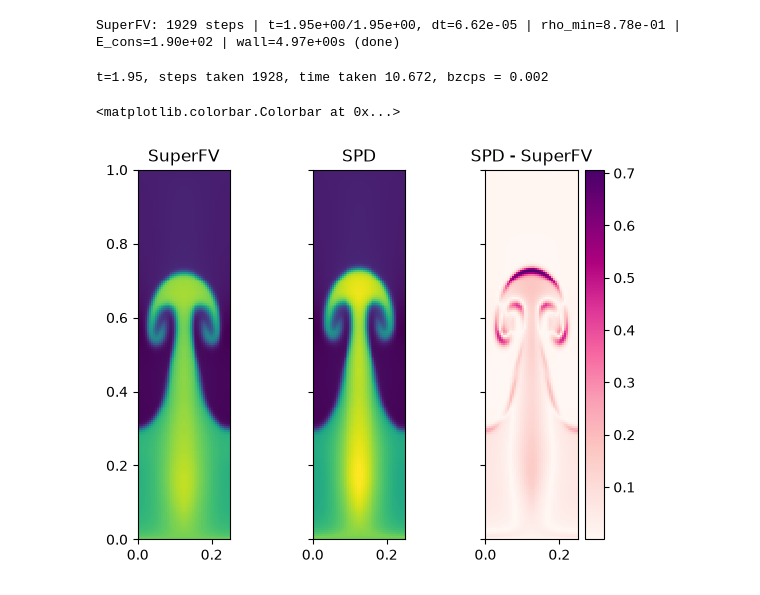
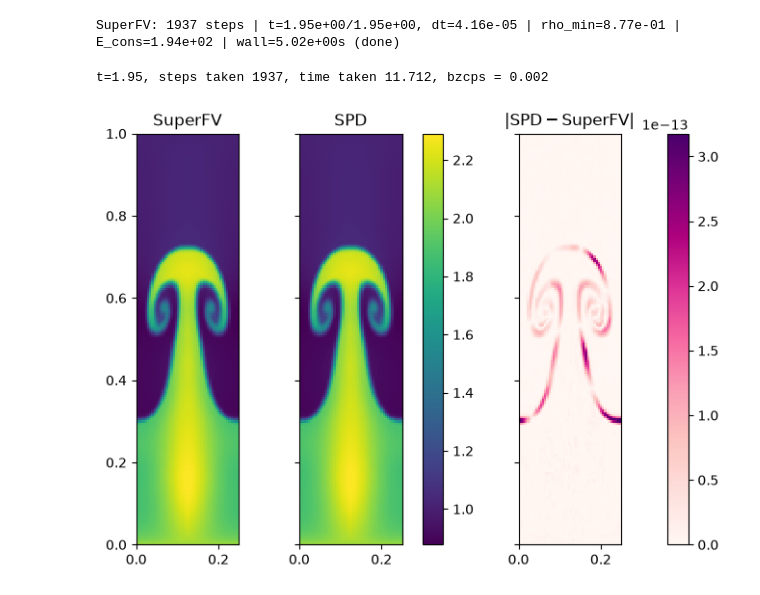
Before and after one commit to jpalafou/superfv, a Jupyter notebook: sd-compare/Rayleigh-Taylor-MH.ipynb, the cells around one changed output. Saved outputs shown, nothing was run; the diff lists cells and outputs as text; code cells hidden in the pictures.

Commit message:
feat: MUSCL-Hancock matches for both codes

```diff
--- a/sd-compare/Rayleigh-Taylor-MH.ipynb
+++ b/sd-compare/Rayleigh-Taylor-MH.ipynb
@@ -25,7 +25,6 @@ def gravity(idx, u, *, xp):
 
 sim_fv = HydroSolver(
     ic=partial(ics.rayleigh_taylor, gamma=5 / 3, P0=1.0),
-    sampling_p=2,
     gamma=5 / 3,
     source=gravity,
     xlims=(0, 0.25),
@@ -35,13 +34,14 @@ sim_fv = HydroSolver(
     bcy=(BC.REFLECTIVE, BC.REFLECTIVE),
     p=1,
     use_MUSCL=True,
-    MUSCL_limiter=MUSCL_SlopeLimiter.MINMOD,
+    use_SED=False,
+    MUSCL_limiter=MUSCL_SlopeLimiter.MONCEN,
     cupy=True,
 )
 
 sim_fv.run(T, TimeIntegrator.MUSCL_HANCOCK)
 # %% [output]
-SuperFV: 1929 steps | t=1.95e+00/1.95e+00, dt=6.62e-05 | rho_min=8.78e-01 | E_cons=1.90e+02 | wall=4.97e+00s (done)
+SuperFV: 1937 steps | t=1.95e+00/1.95e+00, dt=4.16e-05 | rho_min=8.77e-01 | E_cons=1.94e+02 | wall=5.02e+00s (done)
 # %%
 def rayleigh_taylor(xy: np.ndarray, case: int, P0, gamma):
     x = xy[0]
@@ -92,40 +92,40 @@ sim_sd = SDFB_Simulator(
 sim_sd.dm.grad_phi = cp.zeros((sim_sd.ndim,) + sim_sd.dm.U_cv.shape[1:])
 sim_sd.dm.grad_phi[sim_sd.dims["y"]] = -1.0
 
-sim_sd.ho_scheme.slope_limiter = spd_muscl_limiter("minmod")
+sim_sd.ho_scheme.slope_limiter = spd_muscl_limiter("moncen")
 
 W_cv_initial = sim_sd.dm.asnumpy(sim_sd.dm.W_cv).copy()
 
 sim_sd.perform_time_evolution(T)
 # %% [output]
-t=1.95, steps taken 1928, time taken 10.672, bzcps = 0.002
+t=1.95, steps taken 1937, time taken 11.712, bzcps = 0.002
 # %%
-fig, axs = plt.subplots(1, 3, sharex=True, sharey=True)
+fig, axs = plt.subplots(1, 3, sharex=True, sharey=True, constrained_layout=True)
 
 for ax in axs:
     ax.set_aspect("equal")
 
 x_sd = sim_sd.regular_faces()[0]
 y_sd = sim_sd.regular_faces()[1]
 z_sd = sim_sd.dm.W_cv[0]  # W_cv_initial[2]
 
 x_fv, y_fv, _ = sim_fv.mesh.faces
 z_fv = sim_fv.snapshot_history[-1].w[0, :, :, 0].T # sim_fv.snapshot_history[0].w[2, :, :, 0].T
 
 vmin = np.minimum(z_fv, z_sd).min().item()
 vmax = np.maximum(z_fv, z_sd).max().item()
 
 axs[0].set_title("SuperFV")
-axs[0].pcolormesh(cp.asnumpy(x_fv), cp.asnumpy(y_fv), z_fv, vmin=vmin, vmax=vmax)
-# fig.colorbar(axs[0].collections[0], ax=axs[0])
+m0 = axs[0].pcolormesh(cp.asnumpy(x_fv), cp.asnumpy(y_fv), z_fv, vmin=vmin, vmax=vmax)
 
 axs[1].set_title("SPD")
-axs[1].pcolormesh(x_sd, y_sd, z_sd, vmin=vmin, vmax=vmax)
-# fig.colorbar(axs[1].collections[0], ax=axs[1])
+m1 = axs[1].pcolormesh(x_sd, y_sd, z_sd, vmin=vmin, vmax=vmax)
+fig.colorbar(m1, ax=axs[1], pad=0.15)
 
-axs[2].set_title("SPD - SuperFV")
-axs[2].pcolormesh(x_sd, y_sd, np.abs(z_sd - z_fv), cmap="RdPu")
-fig.colorbar(axs[2].collections[0], ax=axs[2])
+axs[2].set_title(r"$|\text{SPD} - \text{SuperFV}|$")
+m2 = axs[2].pcolormesh(x_sd, y_sd, np.abs(z_sd - z_fv), cmap="RdPu")
+fig.colorbar(m2, ax=axs[2], pad=0.15)
+
+fig.savefig("rayleigh-taylor_MUSCL-Hancock.png", dpi=300, bbox_inches="tight")
 # %% [output]
-<matplotlib.colorbar.Colorbar at 0x...>
-[figure, old version]
+[figure, new version]
```
